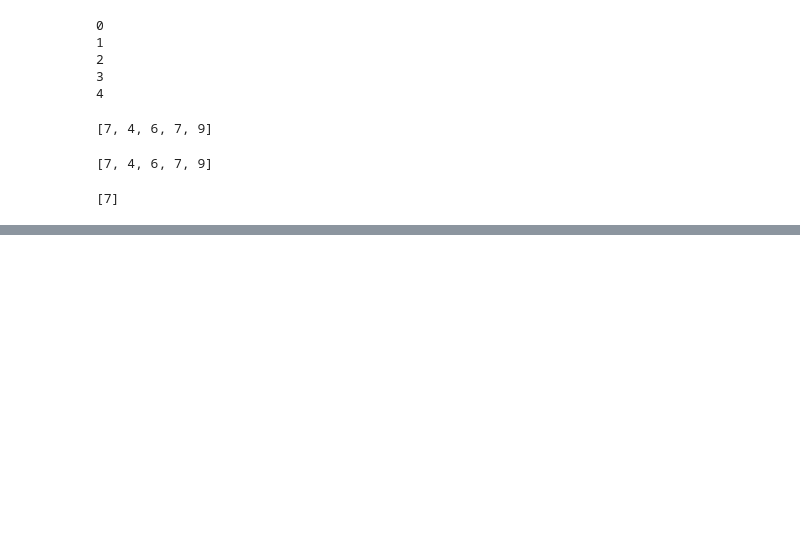
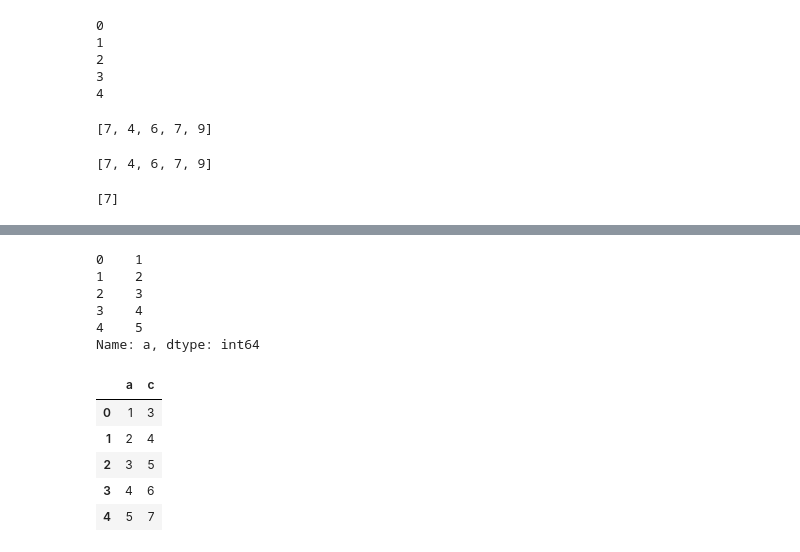
Before and after one commit to phatlt17420/Python_BA, a Jupyter notebook: c01_Toi_T6_Chieu_T7/PythonForBA.ipynb, the cells around one changed output, grey strips where cells are left out. Cells and saved outputs as stored; diff of their text form; code cells hidden in the pictures; blank space fills up the shorter version.

```diff
--- a/c01_Toi_T6_Chieu_T7/PythonForBA.ipynb
+++ b/c01_Toi_T6_Chieu_T7/PythonForBA.ipynb
@@ -318,0 +583,18 @@ new_ds
+# %%
+df['a'] # chọn ra cột
+# %% [output]
+0    1
+1    2
+2    3
+3    4
+4    5
+Name: a, dtype: int64
+# %%
+df[['a','c']] # chọn nhiều côột ra xử lý, đưa vào list[]
+# %% [output]
+|  | a | c |
+| 0 | 1 | 3 |
+| 1 | 2 | 4 |
+| 2 | 3 | 5 |
+| 3 | 4 | 6 |
+| 4 | 5 | 7 |
```
Also changed, not shown: parts of 78 cells of this notebook, 1 other file.
